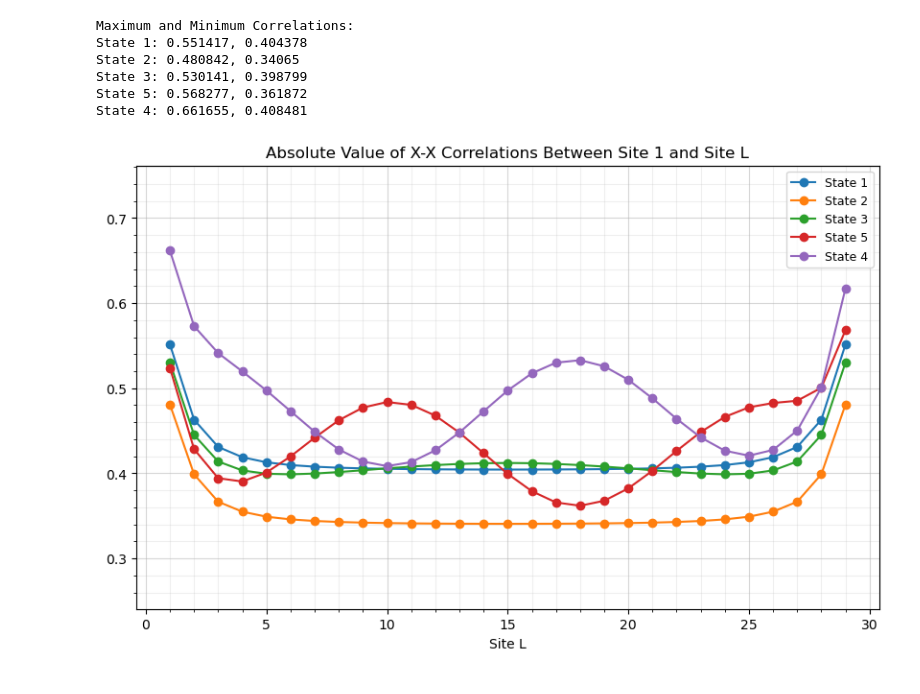
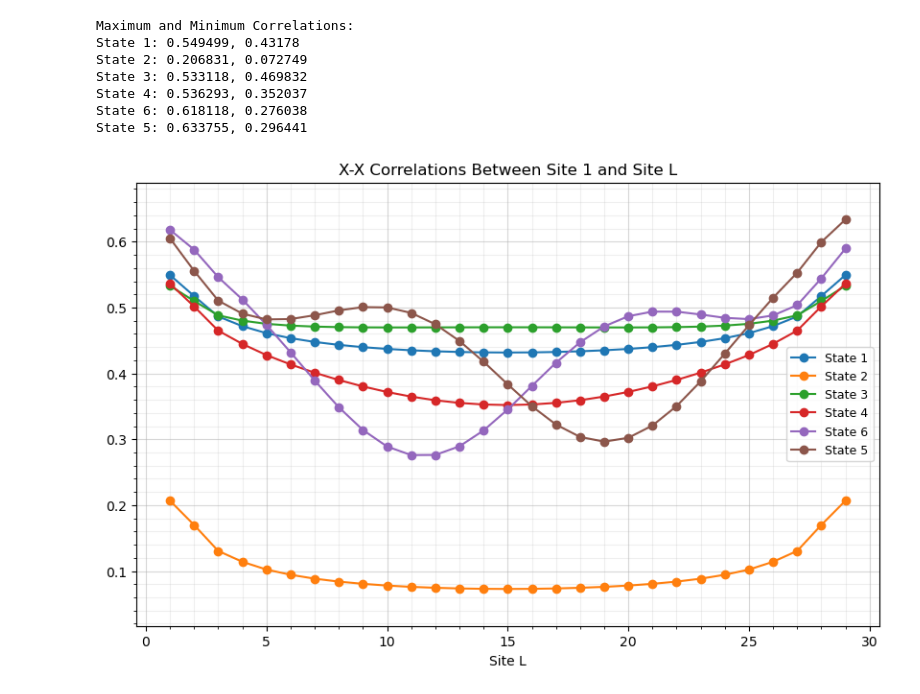
Before and after one commit to wholdhus/majorana_chain_dynamics, a Jupyter notebook: Exact G.S. Hamiltonian.ipynb, the cells around one changed output. Cells and saved outputs as stored; diff of their text form; code cells hidden in the pictures.

Commit message:
Update Exact G.S. Hamiltonian.ipynb
Graphing Z-Z and X-X connected correlations.

```diff
--- a/Exact G.S. Hamiltonian.ipynb
+++ b/Exact G.S. Hamiltonian.ipynb
@@ -204,50 +216,58 @@ using PythonPlot
 
 # Clear variables
 XXC = Vector{Matrix{ComplexF64}}(undef, R)
-abs_XXC = Vector{Vector{Float64}}(undef, R)
+# abs_XXC = Vector{Vector{Float64}}(undef, R)
+real_XXC = Vector{Vector{Float64}}(undef, R)
 x = Vector{Vector{Int}}(undef, R)
 
 # Compute X-X correlations matrices for all states
 for i in 1:R
     XXC[i] = correlation_matrix(psi[sorted_indices[i]], "X", "X")
 end
 
 # Get the absolute values of correlations
+# for i in 1:R
+#     abs_XXC[i] = abs.(XXC[i][1, 2:end])
+# end
+
+# Get the real values of correlations
 for i in 1:R
-    abs_XXC[i] = abs.(XXC[i][1, 2:end])
+    real_XXC[i] = real.(XXC[i][1, 2:end])
 end
 
 figure(figsize=(10, 6))
 
 # Plot the X-X correlations for ground states
 for i in 1:R
-    x[i] = collect(1:length(abs_XXC[i]))
-    plot(x[i], abs_XXC[i], marker="o", linestyle="-", linewidth=1.5,
+    x[i] = collect(1:length(real_XXC[i]))
+    plot(x[i], real_XXC[i], marker="o", linestyle="-", linewidth=1.5,
         label="State $(sorted_indices[i])")
 end
 
 legend(fontsize=9)
 xlabel("Site L")
-title("Absolute Value of X-X Correlations Between Site 1 and Site L")
+title("X-X Correlations Between Site 1 and Site L")
 grid(true, which="major", alpha=0.5)
 grid(true, which="minor", alpha=0.2)
 minorticks_on()
 
 # Adjust graph
-ymax = max([maximum(abs_XXC[i]) for i in 1:R]...)
-ymin = min([minimum(abs_XXC[i]) for i in 1:R]...)
-ylim(ymin - 0.1, ymax + 0.1)
+ymax = max([maximum(real_XXC[i]) for i in 1:R]...)
+ymin = min([minimum(real_XXC[i]) for i in 1:R]...)
+y_zoom = 0.1 * (ymax - ymin)
+ylim(ymin - y_zoom, ymax + y_zoom)
 
 # Print max and min values
 println("Maximum and Minimum Correlations:")
 for i in 1:R
-    println("State $(sorted_indices[i]): $(round(maximum(abs_XXC[i]), digits=6)), $(round(minimum(abs_XXC[i]), digits=6))")
+    println("State $(sorted_indices[i]): $(round(maximum(real_XXC[i]), digits=6)), $(round(minimum(real_XXC[i]), digits=6))")
 end
 # %% [output]
 Maximum and Minimum Correlations:
-State 1: 0.551417, 0.404378
-State 2: 0.480842, 0.34065
-State 3: 0.530141, 0.398799
-State 5: 0.568277, 0.361872
-State 4: 0.661655, 0.408481
+State 1: 0.549499, 0.43178
+State 2: 0.206831, 0.072749
+State 3: 0.533118, 0.469832
+State 4: 0.536293, 0.352037
+State 6: 0.618118, 0.276038
+State 5: 0.633755, 0.296441
-[figure, old version]
+[figure, new version]
```
Also changed, not shown: parts of 4 cells of this notebook.
